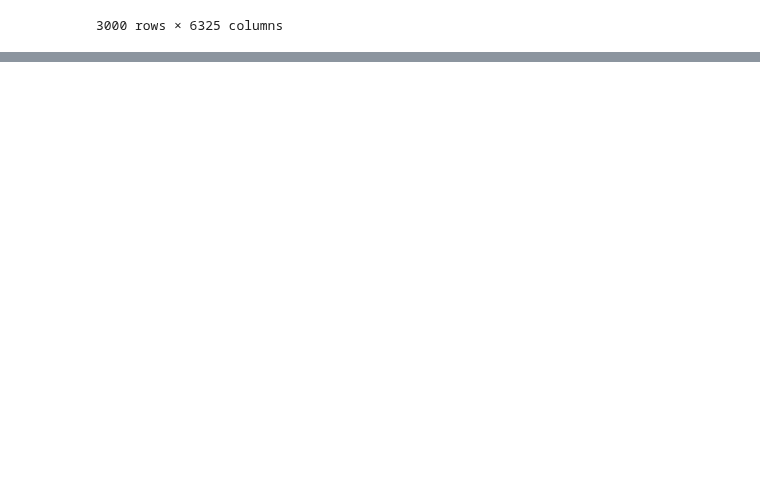
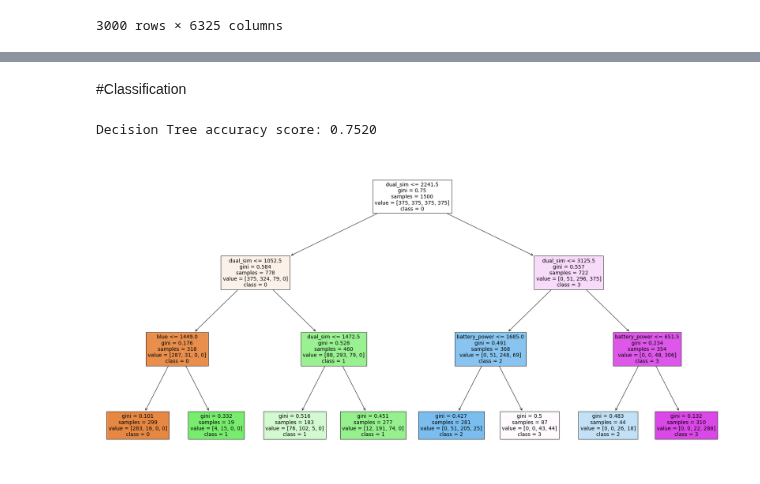
Before and after one commit to sucheerarighthere/bsc_dpdm22, a Jupyter notebook: Project.ipynb, the cells around one changed output, grey strips where cells are left out. Cells and saved outputs as stored; diff of their text form; code cells hidden in the pictures; blank space fills up the shorter version.

```diff
--- a/Project.ipynb
+++ b/Project.ipynb
@@ -449,0 +699,2 @@ rules
+# %%
+train['px_height'][train['px_height'] < 65] = 65
@@ -449,0 +727,2 @@ rules
+# %%
+train['sc_w'][train['sc_w'] < 2.54] = 2.54
@@ -449,0 +812,3 @@ rules
+# %%
+X = train.iloc[:,:-1] # Feature
+y = train.iloc[:,20:].values.reshape(-1, 1) #Target : price_range
@@ -449,0 +861,2 @@ rules
+# %% [markdown]
+#Classification
@@ -449,0 +867,18 @@ rules
+# %%
+#Decision Tree
+# Split X and y into training and testing sets
+X_train1, X_test1, y_train1, y_test1 = train_test_split(X[['battery_power', 'px_height', 'px_width', 'ram']], y, stratify=y, test_size = 0.25, random_state = 0)
+# Instantiate the model
+DT = DecisionTreeClassifier(max_depth=3)
+
+# Fit the model to the training set
+DT.fit(X_train1, y_train1)
+
+#predict
+y_pred = DT.predict(X_test1)
+
+# Calculate the accuracy of the model
+accuracy = accuracy_score(y_test1, y_pred)
+print(f'Decision Tree accuracy score: {accuracy:.4f}')
+# %% [output]
+Decision Tree accuracy score: 0.7520
@@ -449,0 +888,8 @@ rules
+# %%
+feature_names = X.columns
+target_names = ["0", "1", "2", "3"]
+
+fig = plt.figure(figsize = (30, 15))
+Plot = plot_tree(DT, feature_names = feature_names, class_names = target_names, filled = True)
+# %% [output]
+[figure, added]
```
Also changed, not shown: parts of 56 cells of this notebook.
